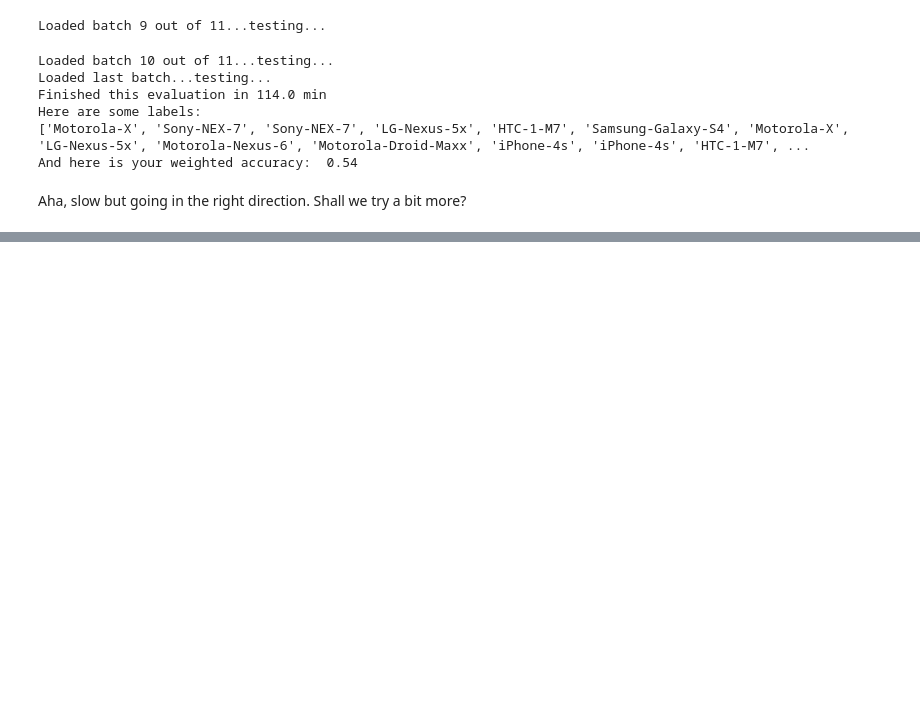
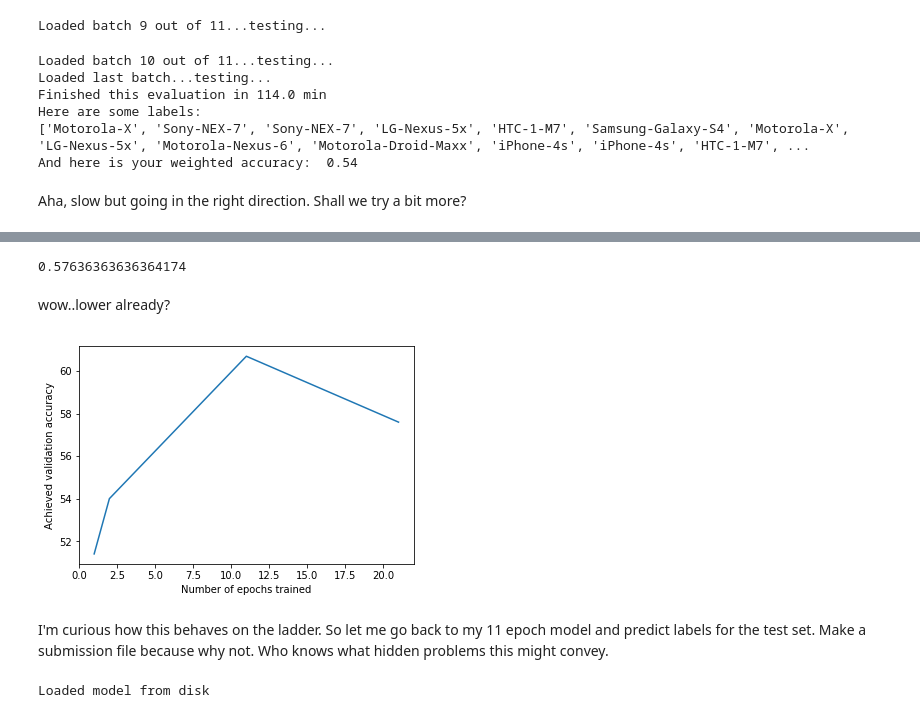
Before and after one commit to BabaJaguska/unseemlyPythonStuff, a Jupyter notebook: Camera identification.ipynb, the cells around one changed output, grey strips where cells are left out. Saved outputs shown, nothing was run; the diff lists cells and outputs as text; code cells hidden in the pictures; blank space fills up the shorter version.

Commit message:
Add files via upload
anyone said moar train?

```diff
--- a/Camera identification.ipynb
+++ b/Camera identification.ipynb
@@ -1143,0 +1282,31 @@ print("Finished this preliminary training in {} minutes.".format((toc-tic)/60))
+# %%
+aXXX
+# %% [output]
+0.57636363636364174
+# %% [markdown]
+wow..lower already?
+# %%
+accList = [51.4, 54,60.7,57.6]
+epochList = [1,2,11,21]
+plt.plot(epochList,accList)
+plt.xlabel("Number of epochs trained")
+plt.ylabel("Achieved validation accuracy")
+plt.show()
+# %% [output]
+[figure, added]
+# %% [markdown]
+I'm curious how this behaves on the ladder. So let me go back to my 11 epoch model and predict labels for the test set. Make a submission file because why not. Who knows what hidden problems this might convey.
+# %%
+# load json and create model
+
+loadedModelSubmit = loadModel('mResXX.json')
+
+# load weights into new model
+loadedModelSubmit.load_weights("mResXX.h5")
+print("Loaded model from disk")
+
+loadedModelSubmit.compile(optimizer = 'adam',
+         loss = 'categorical_crossentropy',
+         metrics = ['accuracy'])
+# %% [output]
+Loaded model from disk
```
Also changed, not shown: parts of 13 cells of this notebook.
